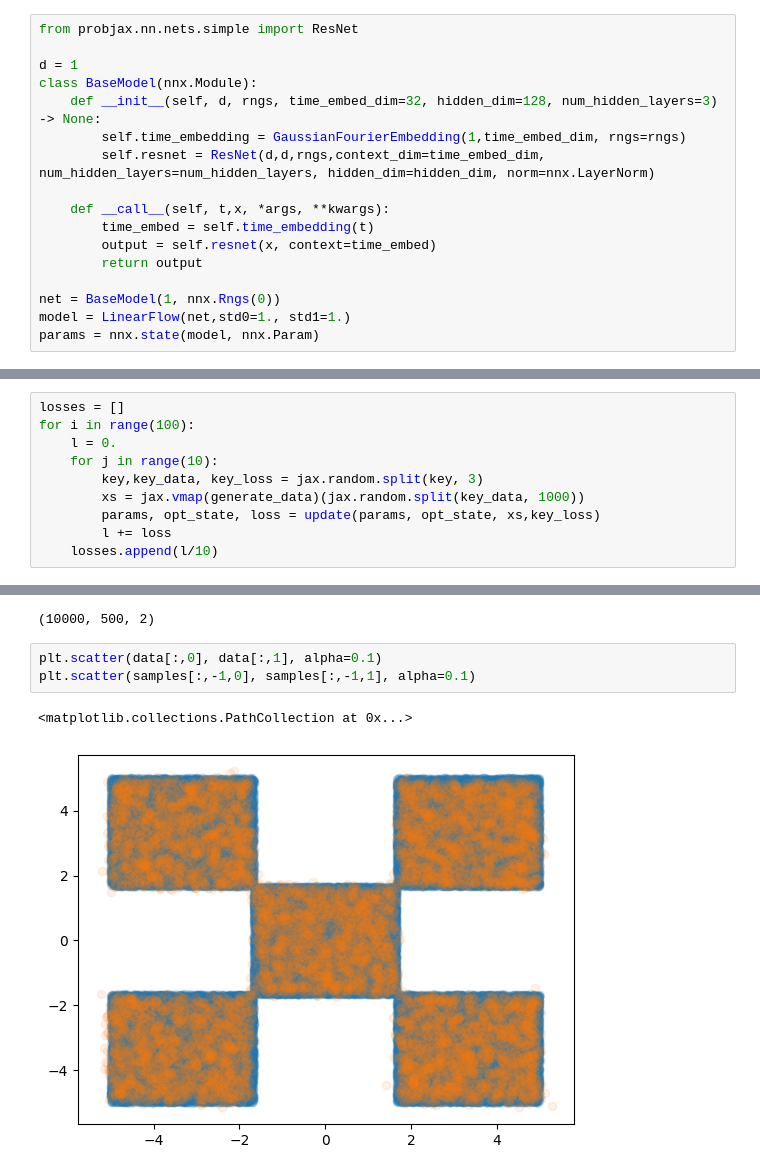
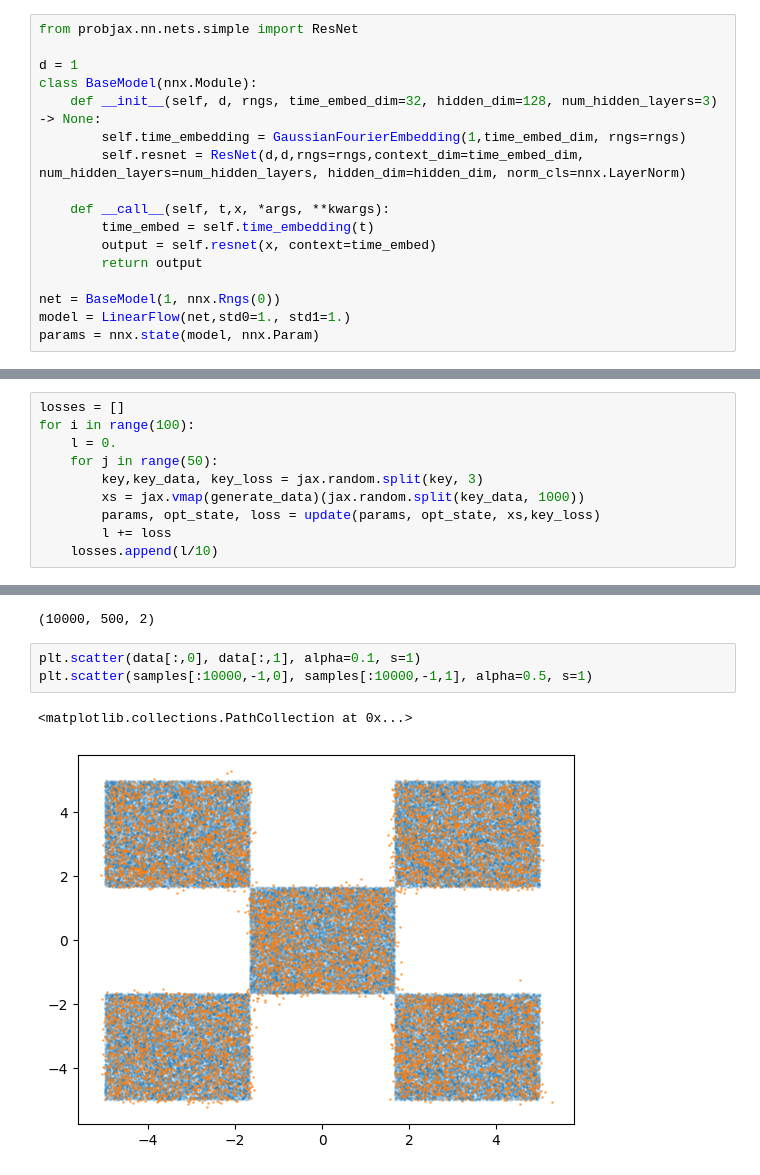
Before and after one commit to mackelab/probjax, a Jupyter notebook: examples/nn/flows/flow_matching.ipynb, the cells around one changed output, grey strips where cells are left out. Drawn from its saved outputs; the diff is of its cells as text.

```diff
--- a/examples/nn/flows/flow_matching.ipynb
+++ b/examples/nn/flows/flow_matching.ipynb
@@ -31,7 +31,7 @@ d = 1
 class BaseModel(nnx.Module):
     def __init__(self, d, rngs, time_embed_dim=32, hidden_dim=128, num_hidden_layers=3) -> None:
         self.time_embedding = GaussianFourierEmbedding(1,time_embed_dim, rngs=rngs)
-        self.resnet = ResNet(d,d,rngs,context_dim=time_embed_dim, num_hidden_layers=num_hidden_layers, hidden_dim=hidden_dim, norm=nnx.LayerNorm)
+        self.resnet = ResNet(d,d,rngs=rngs,context_dim=time_embed_dim, num_hidden_layers=num_hidden_layers, hidden_dim=hidden_dim, norm_cls=nnx.LayerNorm)
 
     def __call__(self, t,x, *args, **kwargs):
         time_embed = self.time_embedding(t)
@@ -68,7 +68,7 @@ key = jax.random.key(0)
 losses = []
 for i in range(100):
     l = 0.
-    for j in range(10):
+    for j in range(50):
         key,key_data, key_loss = jax.random.split(key, 3)
         xs = jax.vmap(generate_data)(jax.random.split(key_data, 1000))
         params, opt_state, loss = update(params, opt_state, xs,key_loss)
@@ -241,8 +235,8 @@ samples.shape
 # %% [output]
 (10000, 500, 2)
 # %%
-plt.scatter(data[:,0], data[:,1], alpha=0.1)
-plt.scatter(samples[:,-1,0], samples[:,-1,1], alpha=0.1)
+plt.scatter(data[:,0], data[:,1], alpha=0.1, s=1)
+plt.scatter(samples[:10000,-1,0], samples[:10000,-1,1], alpha=0.5, s=1)
 # %% [output]
 <matplotlib.collections.PathCollection at 0x...>
-[figure, old version]
+[figure, new version]
```
Also changed, not shown: parts of 11 cells of this notebook, 2 other files.
